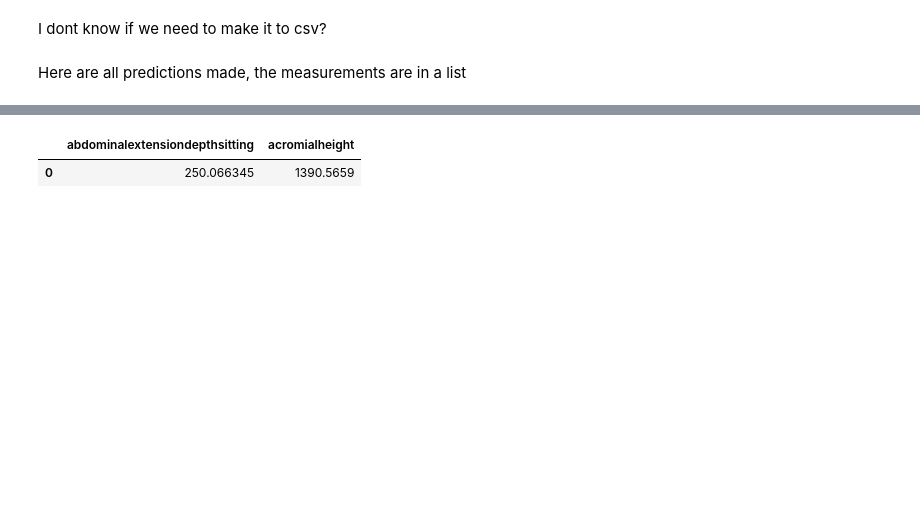
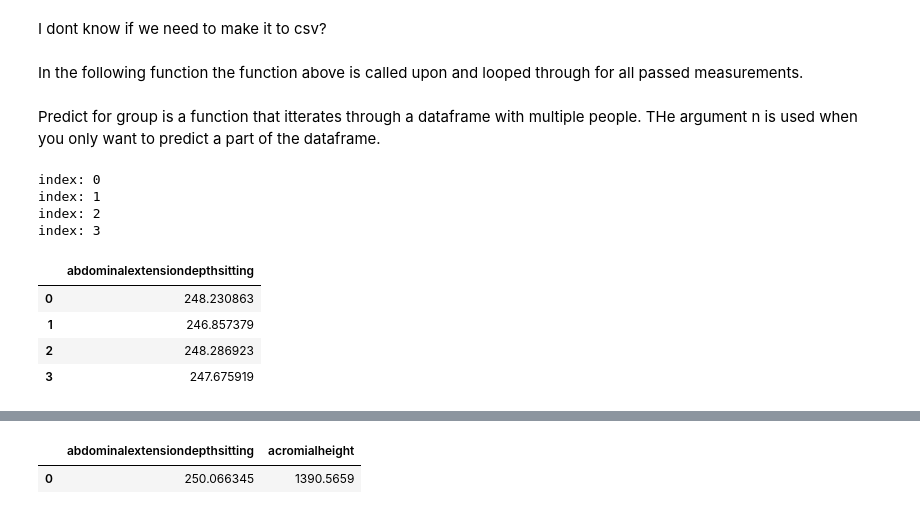
Before and after one commit to jobindjohn/anthromass, a Jupyter notebook: anthropmass/nbs/200_anthropometry.ipynb, the cells around one changed output, grey strips where cells are left out. Cells and saved outputs as stored; diff of their text form; code cells hidden in the pictures; blank space fills up the shorter version.

```diff
--- a/anthropmass/nbs/200_anthropometry.ipynb
+++ b/anthropmass/nbs/200_anthropometry.ipynb
@@ -68,6 +66,6 @@ I dont know if we need to make it to csv?
 def make_csv(data, name):
     data.to_csv(f'{name}.csv', index=False)
 # %% [markdown]
-Here are all predictions made, the measurements are in a list
+In the following function the function above is called upon and looped through for all passed measurements.
 # %%
 #| export
@@ -78,3 +76,34 @@ def make_predictions(kindofmodel:str, measurements:list, w, h, g):
         add_to_df(output, m, pred)
     return output
+# %% [markdown]
+Predict for group is a function that itterates through a dataframe with multiple people. THe argument n is used when you only want to predict a part of the dataframe.
+# %%
+def predict_for_group(kindofmodel:str, measurements:list, group:dict, n=False):
+    preds_all=pd.DataFrame()
+    for index, row in group.iterrows():
+        print('index:', index)
+        if kindofmodel == 'bambi_c':
+            pred_row = make_predictions(kindofmodel, measurements, row['weightkg'], row['stature'], row['Gender'], row['Component'])
+        else:
+            pred_row = make_predictions(kindofmodel, measurements, row['weightkg'], row['stature'], row['Gender'])
+        preds_all = pd.concat([preds_all, pred_row], ignore_index=True)
+        if index == n:
+            return preds_all
+    return preds_all
+# %%
+test=pd.read_csv('../data/processed/ANSURIItest.csv')
+test_var=test.iloc[:,1:94].drop('weightkg',axis=1).drop('stature',axis=1)
+col = test_var.columns[0:1]
+
+predict_for_group('bambi_c', col, test,3)
+# %% [output]
+index: 0
+index: 1
+index: 2
+index: 3
+|  | abdominalextensiondepthsitting |
+| 0 | 248.230863 |
+| 1 | 246.857379 |
+| 2 | 248.286923 |
+| 3 | 247.675919 |
 # %%
```
Also changed, not shown: parts of 11 cells of this notebook, 3 other files.
